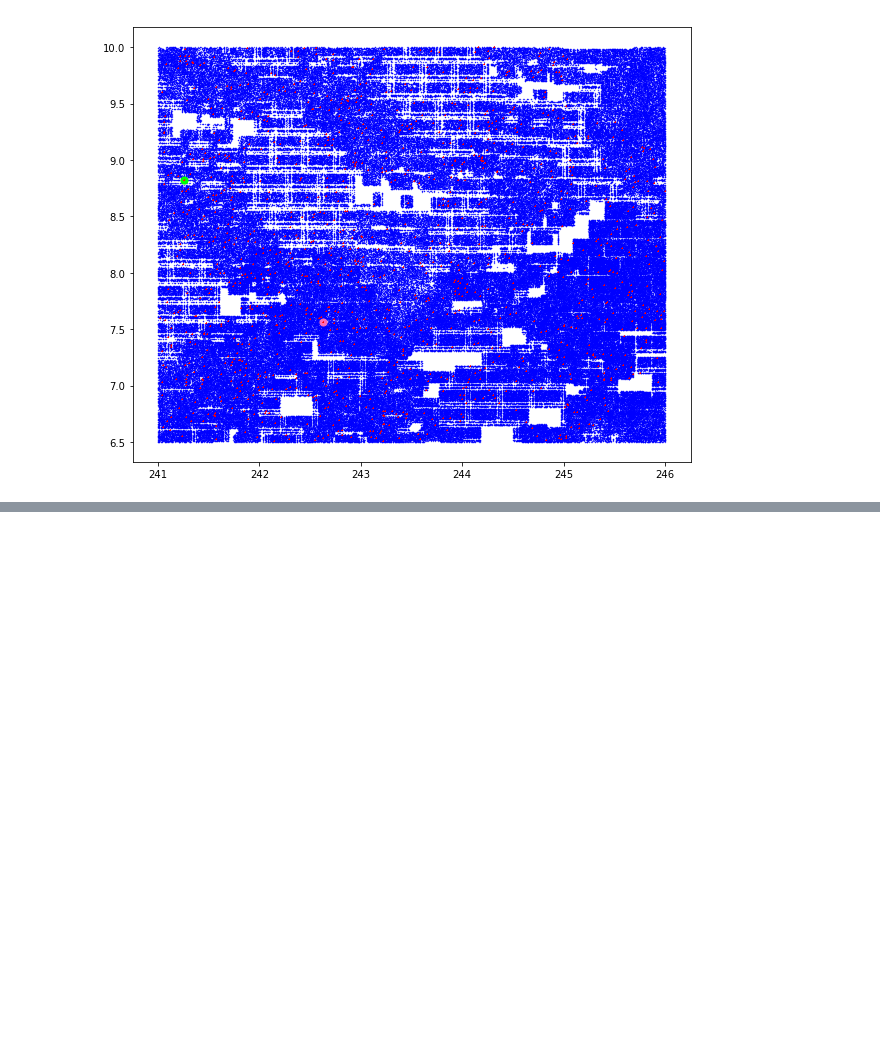
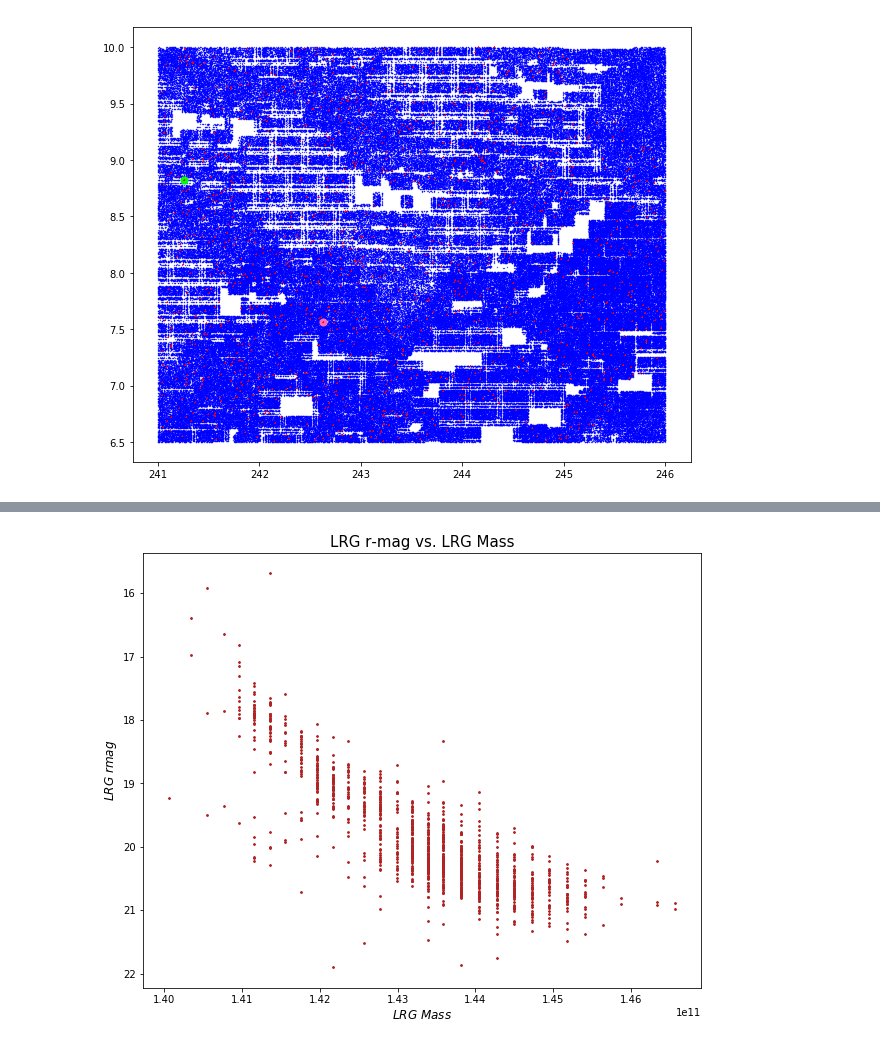
Before and after one commit to metownsend/lrg-project, a Jupyter notebook: Plots/LRG_project_mass_plots.ipynb, the cells around one changed output, grey strips where cells are left out. Saved outputs shown, nothing was run; the diff lists cells and outputs as text; code cells hidden in the pictures; blank space fills up the shorter version.

```diff
--- a/Plots/LRG_project_mass_plots.ipynb
+++ b/Plots/LRG_project_mass_plots.ipynb
@@ -256,0 +271,10 @@ plt.show()
+# %%
+plt.rcParams["figure.figsize"] = [10,8]
+plt.title("LRG r-mag vs. LRG Mass", fontsize=15)
+plt.scatter(mass_LRG, rmag_LRG, s=2, color='firebrick')
+plt.xlabel(r'$LRG$ $Mass$', fontsize = 12)
+plt.ylabel(r'$LRG$ $rmag$', fontsize = 12)
+plt.gca().invert_yaxis()
+plt.show()
+# %% [output]
+[figure, added]
```
Also changed, not shown: parts of 11 cells of this notebook.
